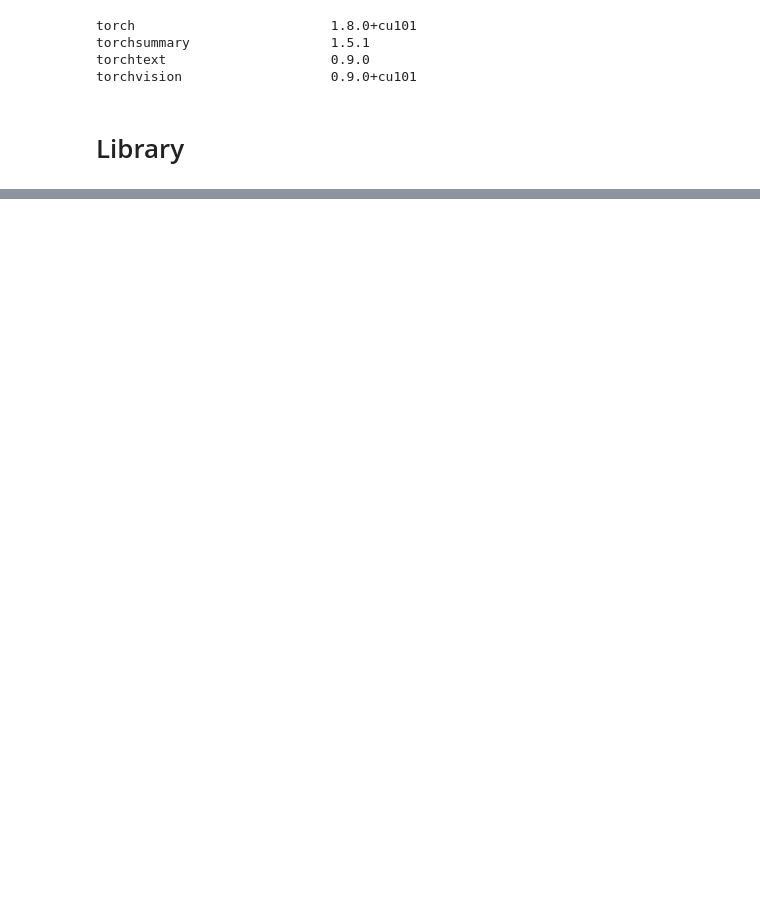
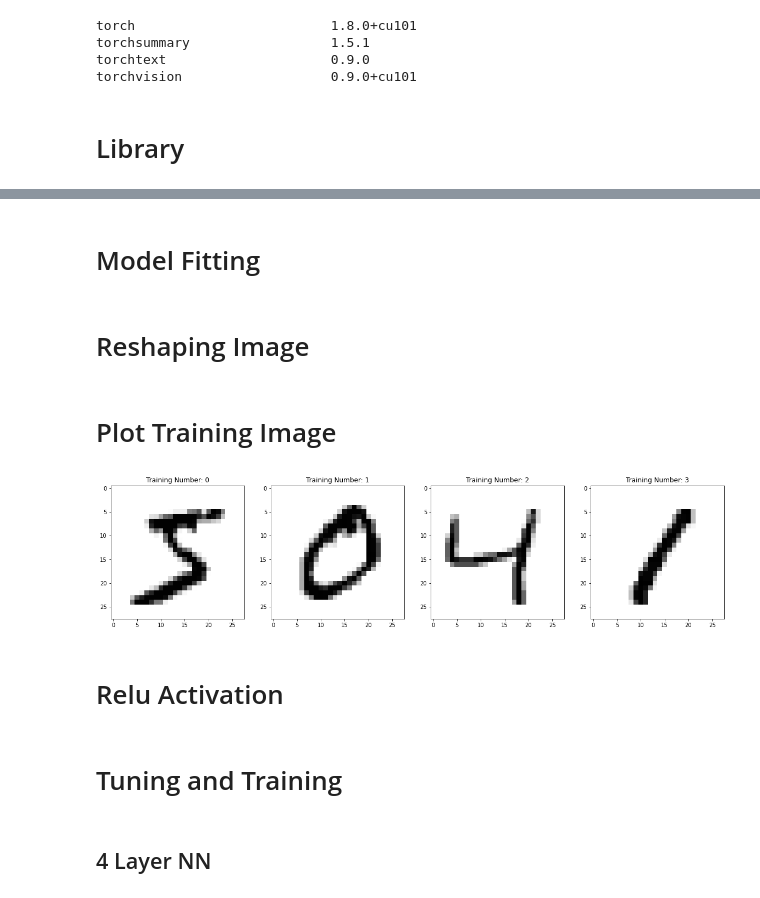
Before and after one commit to s-c-soma/Deeplearning-CMPE-258, a Jupyter notebook: Assignment_4/Assignment_4_Part_1.ipynb, the cells around one changed output, grey strips where cells are left out. Saved outputs shown, nothing was run; the diff lists cells and outputs as text; code cells hidden in the pictures; blank space fills up the shorter version.

```diff
--- a/Assignment_4/Assignment_4_Part_1.ipynb
+++ b/Assignment_4/Assignment_4_Part_1.ipynb
@@ -348,0 +84,2 @@ X_reduced: (500, 2), y_true_reduced: (500, 1), y_pred_reduced: (500, 1)
+# %%
+(x_train, y_train), (x_test, y_test) = mnist.load_data() # loading the mnist dataset
@@ -348,0 +91,8 @@ X_reduced: (500, 2), y_true_reduced: (500, 1), y_pred_reduced: (500, 1)
+# %%
+x_train=x_train/255 # normalizing the x_train and x_test dataset
+x_test=x_test/255
+
+#Reshape image in 3 dimensions (height = 28px, width = 28px , canal = 1)
+x_train = x_train.reshape(-1,28,28,1) # inorder to preprocess the data, reshaping into rank 4 matrix
+x_test = x_test.reshape(-1,28,28,1)
+print(x_test.shape)
@@ -348,0 +103,14 @@ X_reduced: (500, 2), y_true_reduced: (500, 1), y_pred_reduced: (500, 1)
+# %%
+datagen = ImageDataGenerator(
+        rotation_range=10,  # randomly rotate images in the range (degrees, 0 to 180)
+        zoom_range = 0.1, # Randomly zoom image
+        width_shift_range=0.1,  # randomly shift images horizontally (fraction of total width)
+        height_shift_range=0.1,  # randomly shift images vertically (fraction of total height)
+        horizontal_flip=False,  # randomly flip images
+        vertical_flip=False)  # randomly flip images
+# %% [markdown]
+# Model Fitting
+# %%
+datagen.fit(x_train,augment=True) # fitting the model
+# %% [markdown]
+# Reshaping Image
@@ -348,0 +123,14 @@ X_reduced: (500, 2), y_true_reduced: (500, 1), y_pred_reduced: (500, 1)
+# %% [markdown]
+# Plot Training Image
+# %%
+X_train__ = x_train.reshape(x_train.shape[0], 28, 28)
+
+fig, axis = plt.subplots(1, 4, figsize=(20, 10))
+for j, ax in enumerate(axis.flat):
+    ax.imshow(X_train__[j], cmap='binary')
+    digit = y_train[j].argmax()
+    ax.set(title = f"Training Number: {j}");
+# %% [output]
+[figure, added]
+# %% [markdown]
+# Relu Activation
@@ -348,0 +155,2 @@ X_reduced: (500, 2), y_true_reduced: (500, 1), y_pred_reduced: (500, 1)
+# %% [markdown]
+# Tuning and Training
@@ -348,0 +165,2 @@ X_reduced: (500, 2), y_true_reduced: (500, 1), y_pred_reduced: (500, 1)
+# %% [markdown]
+## 4 Layer NN
```
Also changed, not shown: parts of 58 cells of this notebook.
